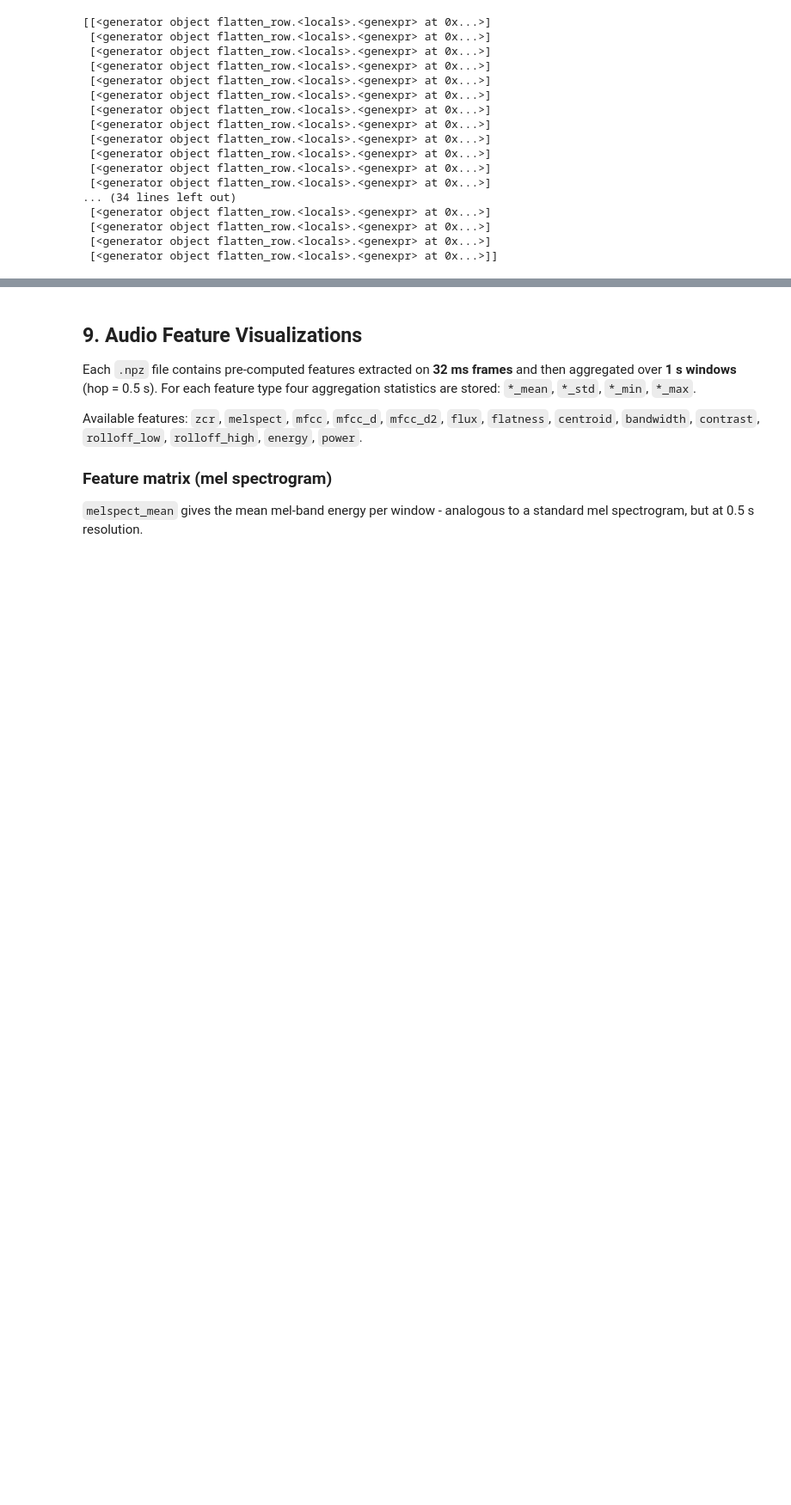
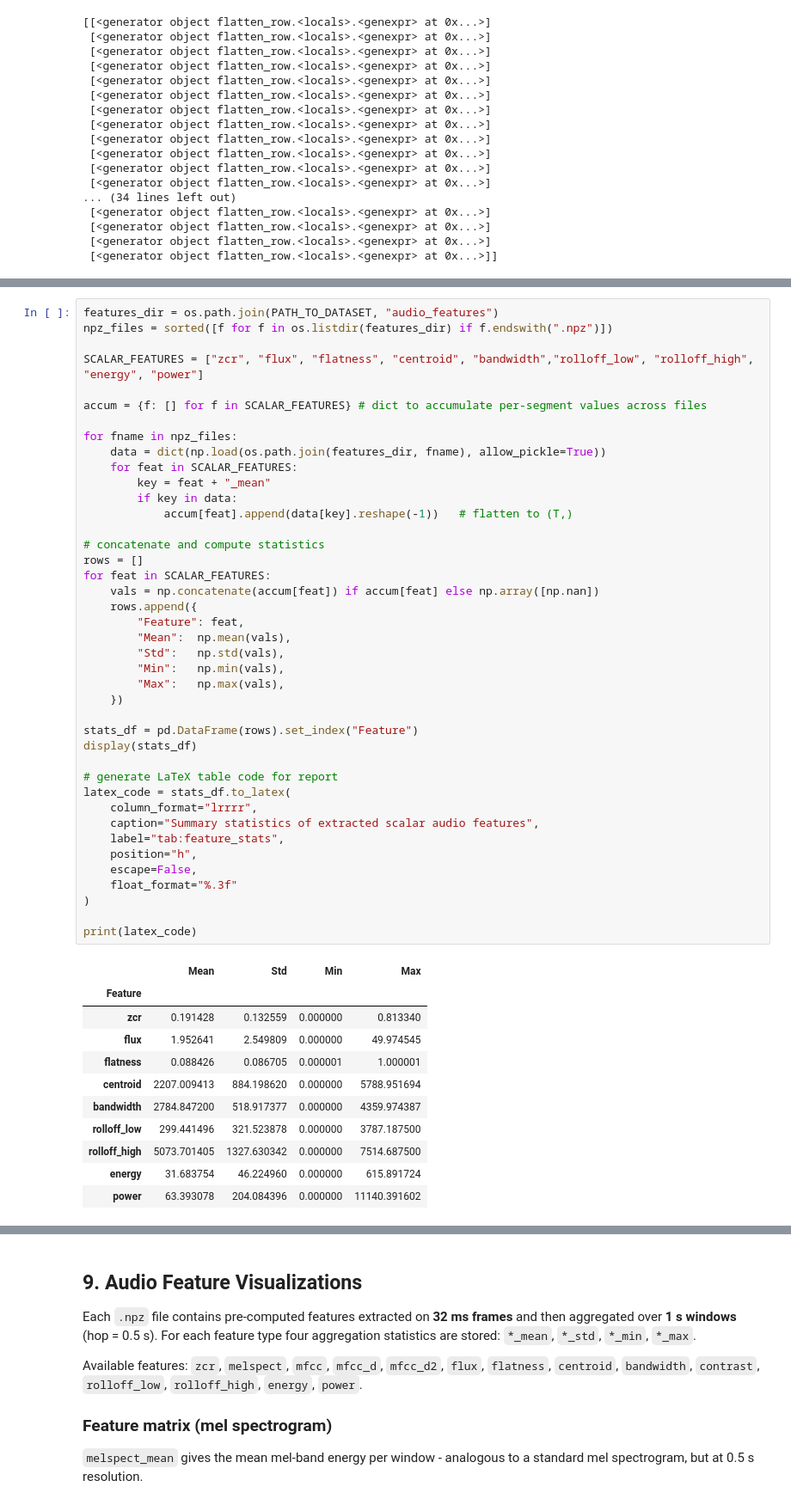
Before and after one commit to LaurinSiebert/mlpc_project, a Jupyter notebook: notebooks/01_data_exploration.ipynb, the cells around one changed output, grey strips where cells are left out. Shown at 86% size. Cells and saved outputs as stored; diff of their text form; blank space fills up the shorter version.

```diff
--- a/notebooks/01_data_exploration.ipynb
+++ b/notebooks/01_data_exploration.ipynb
@@ -991,0 +1067,53 @@ print(X_flat[:50])
+# %%
+features_dir = os.path.join(PATH_TO_DATASET, "audio_features")
+npz_files = sorted([f for f in os.listdir(features_dir) if f.endswith(".npz")])
+
+SCALAR_FEATURES = ["zcr", "flux", "flatness", "centroid", "bandwidth","rolloff_low", "rolloff_high", "energy", "power"]
+
+accum = {f: [] for f in SCALAR_FEATURES} # dict to accumulate per-segment values across files
+
+for fname in npz_files:
+    data = dict(np.load(os.path.join(features_dir, fname), allow_pickle=True))
+    for feat in SCALAR_FEATURES:
+        key = feat + "_mean"
+        if key in data:
+            accum[feat].append(data[key].reshape(-1))   # flatten to (T,)
+
+# concatenate and compute statistics
+rows = []
+for feat in SCALAR_FEATURES:
+    vals = np.concatenate(accum[feat]) if accum[feat] else np.array([np.nan])
+    rows.append({
+        "Feature": feat,
+        "Mean":  np.mean(vals),
+        "Std":   np.std(vals),
+        "Min":   np.min(vals),
+        "Max":   np.max(vals),
+    })
+
+stats_df = pd.DataFrame(rows).set_index("Feature")
+display(stats_df)
+
+# generate LaTeX table code for report
+latex_code = stats_df.to_latex(
+    column_format="lrrrr",
+    caption="Summary statistics of extracted scalar audio features",
+    label="tab:feature_stats",
+    position="h",
+    escape=False,
+    float_format="%.3f"
+)
+
+print(latex_code)
+# %% [output]
+|  | Mean | Std | Min | Max |
+| Feature |  |  |  |  |
+| zcr | 0.191428 | 0.132559 | 0.000000 | 0.813340 |
+| flux | 1.952641 | 2.549809 | 0.000000 | 49.974545 |
+| flatness | 0.088426 | 0.086705 | 0.000001 | 1.000001 |
+| centroid | 2207.009413 | 884.198620 | 0.000000 | 5788.951694 |
+| bandwidth | 2784.847200 | 518.917377 | 0.000000 | 4359.974387 |
+| rolloff_low | 299.441496 | 321.523878 | 0.000000 | 3787.187500 |
+| rolloff_high | 5073.701405 | 1327.630342 | 0.000000 | 7514.687500 |
+| energy | 31.683754 | 46.224960 | 0.000000 | 615.891724 |
+| power | 63.393078 | 204.084396 | 0.000000 | 11140.391602 |
```
Also changed, not shown: parts of 10 cells of this notebook.
